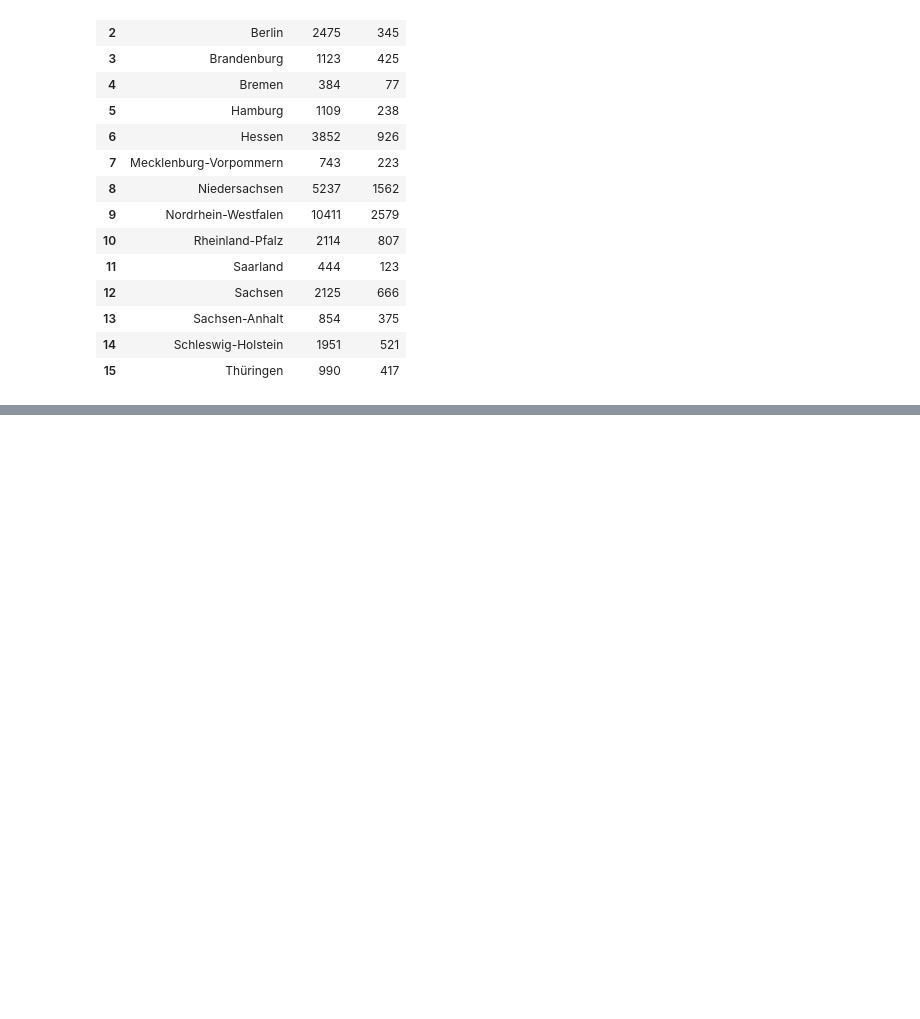
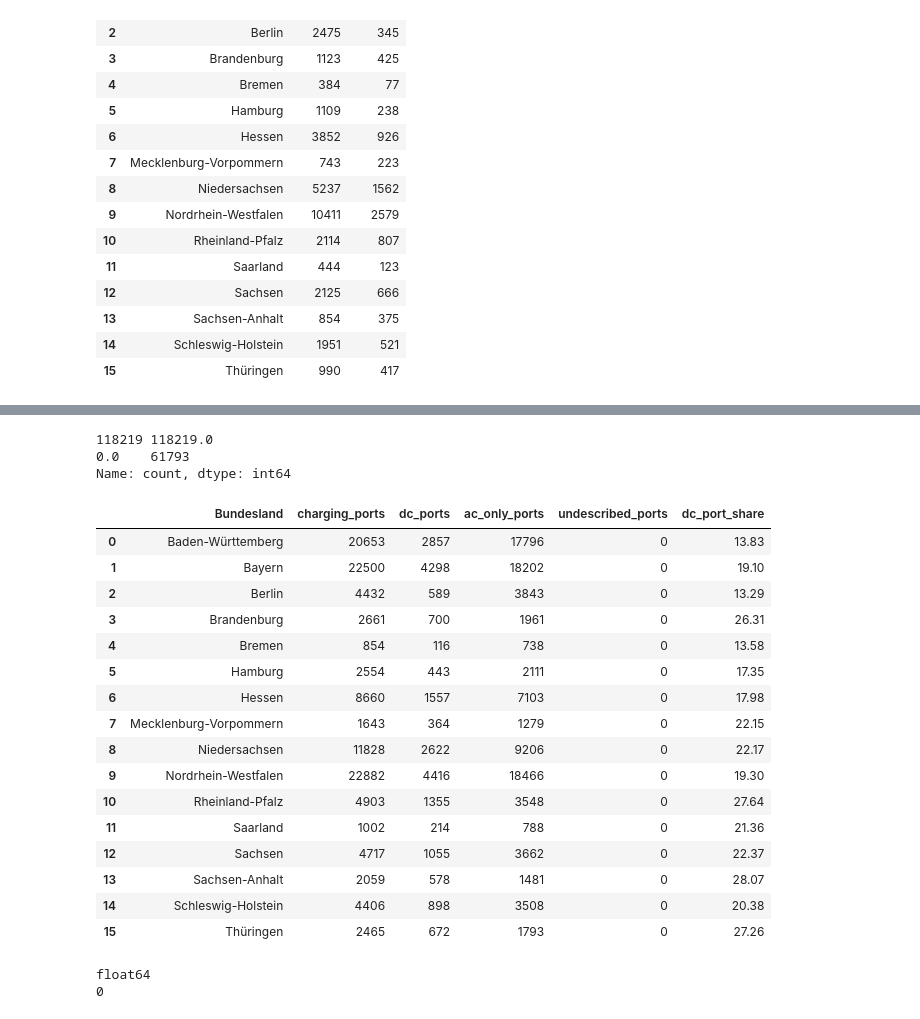
Before and after one commit to cankale/bmw-electric-vehicle-market-analysis, a Jupyter notebook: src/new.ipynb, the cells around one changed output, grey strips where cells are left out. Cells and saved outputs as stored; diff of their text form; code cells hidden in the pictures; blank space fills up the shorter version.

```diff
--- a/src/new.ipynb
+++ b/src/new.ipynb
@@ -252,0 +283,70 @@ charging_by_bundesland
+# %%
+ports = pd.concat(
+    [charging_stations[['Bundesland', f'Steckertypen{i}']]
+     .rename(columns={f'Steckertypen{i}': 'connectors'})
+     for i in range(1, 7)],
+    ignore_index=True
+).dropna(subset=['connectors'])
+
+ports['is_dc'] = ports['connectors'].str.contains('DC')
+ports['is_ac_only'] = ports['connectors'].str.contains('AC') & ~ports['is_dc']
+
+assert (ports['is_dc'] | ports['is_ac_only']).all()
+# %%
+described = charging_stations[[f'Steckertypen{i}' for i in range(1, 7)]].notna().sum(axis=1)
+gap = charging_stations['Anzahl Ladepunkte'] - described
+
+print(len(ports), charging_stations['Anzahl Ladepunkte'].sum())
+print(gap.value_counts().sort_index())
+# %% [output]
+118219 118219.0
+0.0    61793
+Name: count, dtype: int64
+# %%
+port_types_by_bundesland = (
+    ports
+    .groupby('Bundesland', as_index=False)[['is_dc', 'is_ac_only']]
+    .sum()
+    .rename(columns={'is_dc': 'dc_ports', 'is_ac_only': 'ac_only_ports'})
+)
+# %%
+infrastructure = ports_by_bundesland.merge(
+    port_types_by_bundesland,
+    on='Bundesland',
+    validate='one_to_one'
+)
+
+assert len(infrastructure) == 16
+
+infrastructure['undescribed_ports'] = (
+    infrastructure['charging_ports'] - infrastructure['dc_ports'] - infrastructure['ac_only_ports']
+)
+infrastructure['dc_port_share'] = (
+    infrastructure['dc_ports'] / (infrastructure['dc_ports'] + infrastructure['ac_only_ports']) * 100
+)
+
+display(infrastructure.round(2))
+# %% [output]
+|  | Bundesland | charging_ports | dc_ports | ac_only_ports | undescribed_ports | dc_port_share |
+| 0 | Baden-Württemberg | 20653 | 2857 | 17796 | 0 | 13.83 |
+| 1 | Bayern | 22500 | 4298 | 18202 | 0 | 19.10 |
+| 2 | Berlin | 4432 | 589 | 3843 | 0 | 13.29 |
+| 3 | Brandenburg | 2661 | 700 | 1961 | 0 | 26.31 |
+| 4 | Bremen | 854 | 116 | 738 | 0 | 13.58 |
+| 5 | Hamburg | 2554 | 443 | 2111 | 0 | 17.35 |
+| 6 | Hessen | 8660 | 1557 | 7103 | 0 | 17.98 |
+| 7 | Mecklenburg-Vorpommern | 1643 | 364 | 1279 | 0 | 22.15 |
+| 8 | Niedersachsen | 11828 | 2622 | 9206 | 0 | 22.17 |
+| 9 | Nordrhein-Westfalen | 22882 | 4416 | 18466 | 0 | 19.30 |
+| 10 | Rheinland-Pfalz | 4903 | 1355 | 3548 | 0 | 27.64 |
+| 11 | Saarland | 1002 | 214 | 788 | 0 | 21.36 |
+| 12 | Sachsen | 4717 | 1055 | 3662 | 0 | 22.37 |
+| 13 | Sachsen-Anhalt | 2059 | 578 | 1481 | 0 | 28.07 |
+| 14 | Schleswig-Holstein | 4406 | 898 | 3508 | 0 | 20.38 |
+| 15 | Thüringen | 2465 | 672 | 1793 | 0 | 27.26 |
+# %%
+print(charging_stations['Inbetriebnahmedatum'].dtype)
+print(charging_stations['Inbetriebnahmedatum'].notna().sum())
+# %% [output]
+float64
+0
```
Also changed, not shown: parts of 5 cells of this notebook, 2 other files.
